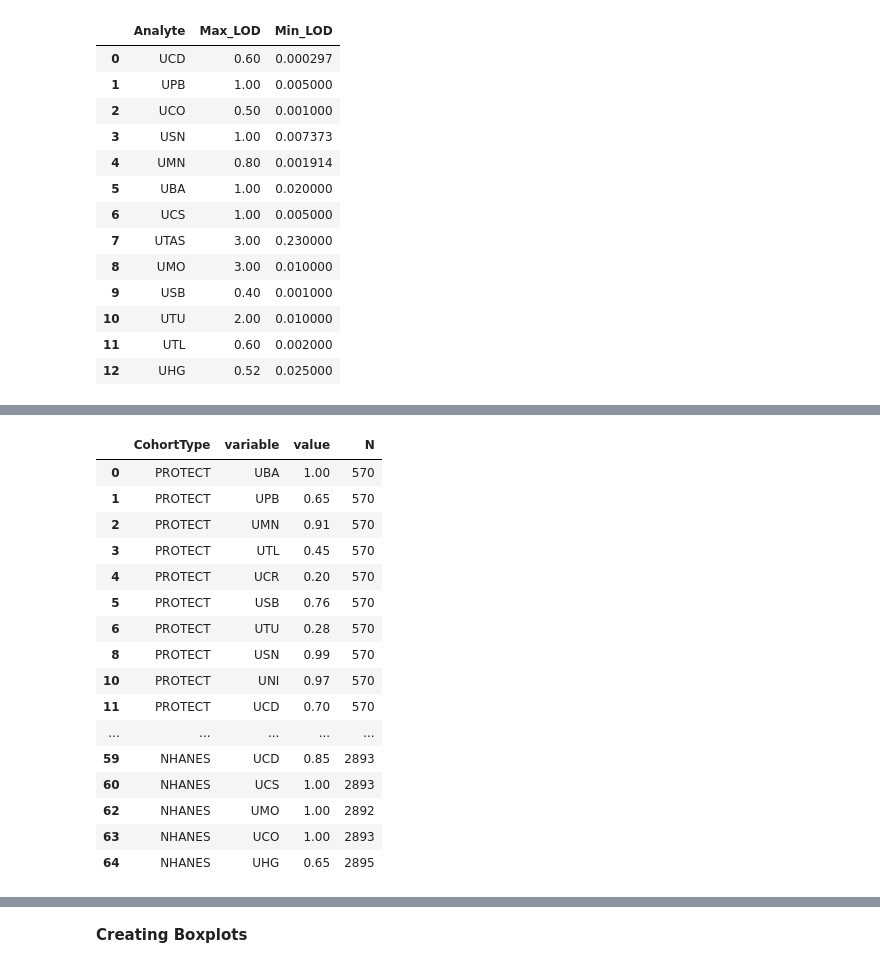
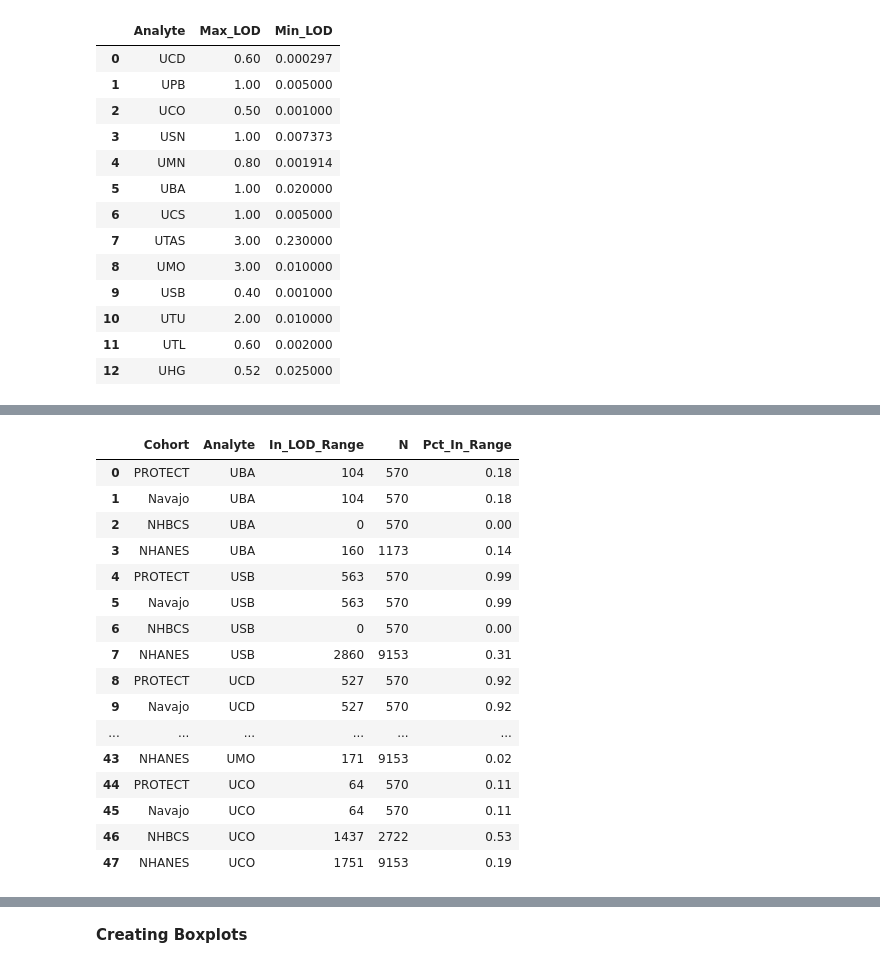
Before and after one commit to agostini01/harmonization-website, a Jupyter notebook: cohorts_proj/jupyter/Distribution Paper JGeller/NHANES_template_copy.ipynb, the cells around one changed output, grey strips where cells are left out. Cells and saved outputs as stored; diff of their text form; code cells hidden in the pictures.

```diff
--- a/cohorts_proj/jupyter/Distribution Paper JGeller/NHANES_template_copy.ipynb
+++ b/cohorts_proj/jupyter/Distribution Paper JGeller/NHANES_template_copy.ipynb
@@ -790,21 +768,0 @@ all_analytes[all_analytes['In_LOD_Range']==1]
-# %%
-all_analytes['value'] = round(blod_df_ratio['value']/blod_df_ratio['N'],2)
-m_blod_df_ratio = blod_df_ratio[~blod_df_ratio['variable'].isin(['CohortType', 'PIN_Patient', 'TimePeriod'])]
-# %% [output]
-|  | CohortType | variable | value | N |
-| 0 | PROTECT | UBA | 1.00 | 570 |
-| 1 | PROTECT | UPB | 0.65 | 570 |
-| 2 | PROTECT | UMN | 0.91 | 570 |
-| 3 | PROTECT | UTL | 0.45 | 570 |
-| 4 | PROTECT | UCR | 0.20 | 570 |
-| 5 | PROTECT | USB | 0.76 | 570 |
-| 6 | PROTECT | UTU | 0.28 | 570 |
-| 8 | PROTECT | USN | 0.99 | 570 |
-| 10 | PROTECT | UNI | 0.97 | 570 |
-| 11 | PROTECT | UCD | 0.70 | 570 |
-| ... | ... | ... | ... | ... |
-| 59 | NHANES | UCD | 0.85 | 2893 |
-| 60 | NHANES | UCS | 1.00 | 2893 |
-| 62 | NHANES | UMO | 1.00 | 2892 |
-| 63 | NHANES | UCO | 1.00 | 2893 |
-| 64 | NHANES | UHG | 0.65 | 2895 |
@@ -831,0 +769,21 @@ m_blod_df_ratio = blod_df_ratio[~blod_df_ratio['variable'].isin(['CohortType', '
+# %%
+lods_in_range_df['Pct_In_Range'] = round(lods_in_range_df['In_LOD_Range']/lods_in_range_df['N'],2)
+lods_in_range_df
+# %% [output]
+|  | Cohort | Analyte | In_LOD_Range | N | Pct_In_Range |
+| 0 | PROTECT | UBA | 104 | 570 | 0.18 |
+| 1 | Navajo | UBA | 104 | 570 | 0.18 |
+| 2 | NHBCS | UBA | 0 | 570 | 0.00 |
+| 3 | NHANES | UBA | 160 | 1173 | 0.14 |
+| 4 | PROTECT | USB | 563 | 570 | 0.99 |
+| 5 | Navajo | USB | 563 | 570 | 0.99 |
+| 6 | NHBCS | USB | 0 | 570 | 0.00 |
+| 7 | NHANES | USB | 2860 | 9153 | 0.31 |
+| 8 | PROTECT | UCD | 527 | 570 | 0.92 |
+| 9 | Navajo | UCD | 527 | 570 | 0.92 |
+| ... | ... | ... | ... | ... | ... |
+| 43 | NHANES | UMO | 171 | 9153 | 0.02 |
+| 44 | PROTECT | UCO | 64 | 570 | 0.11 |
+| 45 | Navajo | UCO | 64 | 570 | 0.11 |
+| 46 | NHBCS | UCO | 1437 | 2722 | 0.53 |
+| 47 | NHANES | UCO | 1751 | 9153 | 0.19 |
```
Also changed, not shown: parts of 11 cells of this notebook.
